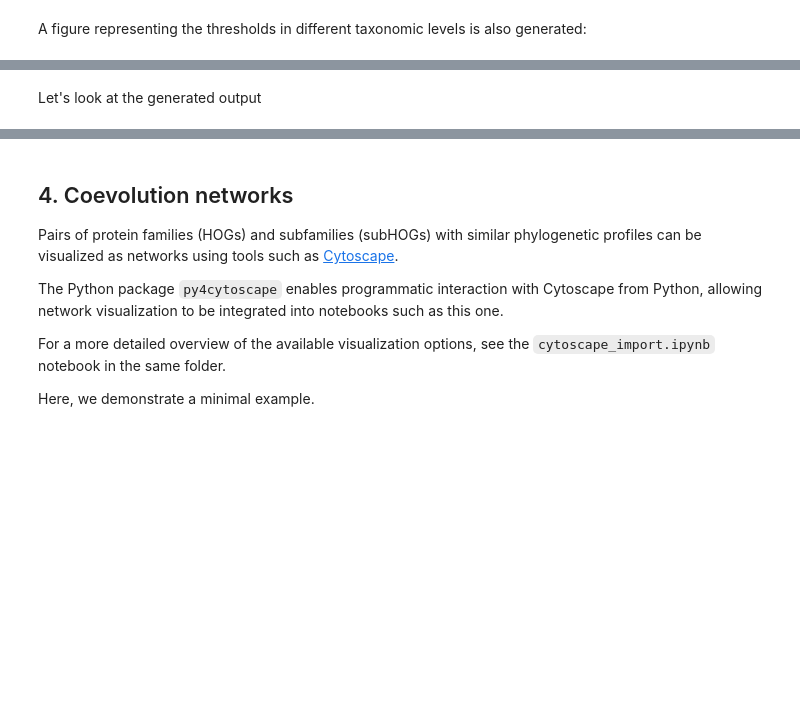
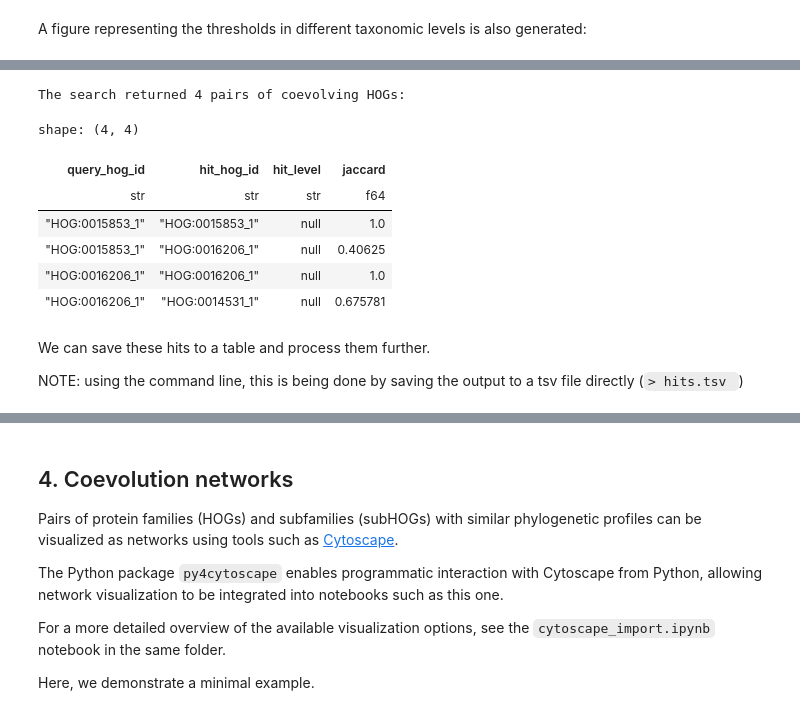
Before and after one commit to DessimozLab/HogProf, a Jupyter notebook: notebooks/Tutorial.ipynb, the cells around one changed output, grey strips where cells are left out. Drawn from its saved outputs; the diff is of its cells as text; code cells hidden in the pictures; blank space fills up the shorter version.

Commit message:
updated searches

```diff
--- a/notebooks/Tutorial.ipynb
+++ b/notebooks/Tutorial.ipynb
@@ -303,3 +313,23 @@ hogprof search
+# %%
+### search using a list of queries:
+queries_list = ["HOG:0015853_1", "HOG:0016206_1"]
+hits_main_df = pl.DataFrame()
+for q in queries_list:
+    hits_main_df = pl.concat([hits_main_df,
+                              run_search(hog_id=q, index_dir=test_output_main, nsamples=256, k=2)])
+print(f"The search returned {hits_main_df.shape[0]} pairs of coevolving HOGs:")
+hits_main_df
+# %% [output]
+The search returned 4 pairs of coevolving HOGs:
+shape: (4, 4)
+| query_hog_id | hit_hog_id | hit_level | jaccard |
+| str | str | str | f64 |
+| "HOG:0015853_1" | "HOG:0015853_1" | null | 1.0 |
+| "HOG:0015853_1" | "HOG:0016206_1" | null | 0.40625 |
+| "HOG:0016206_1" | "HOG:0016206_1" | null | 1.0 |
+| "HOG:0016206_1" | "HOG:0014531_1" | null | 0.675781 |
 # %% [markdown]
-Let's look at the generated output
+We can save these hits to a table and process them further.
+
+NOTE: using the command line, this is being done by saving the output to a tsv file directly (<code>> hits.tsv </code>)
 # %%
```
Also changed, not shown: parts of 12 cells of this notebook.
